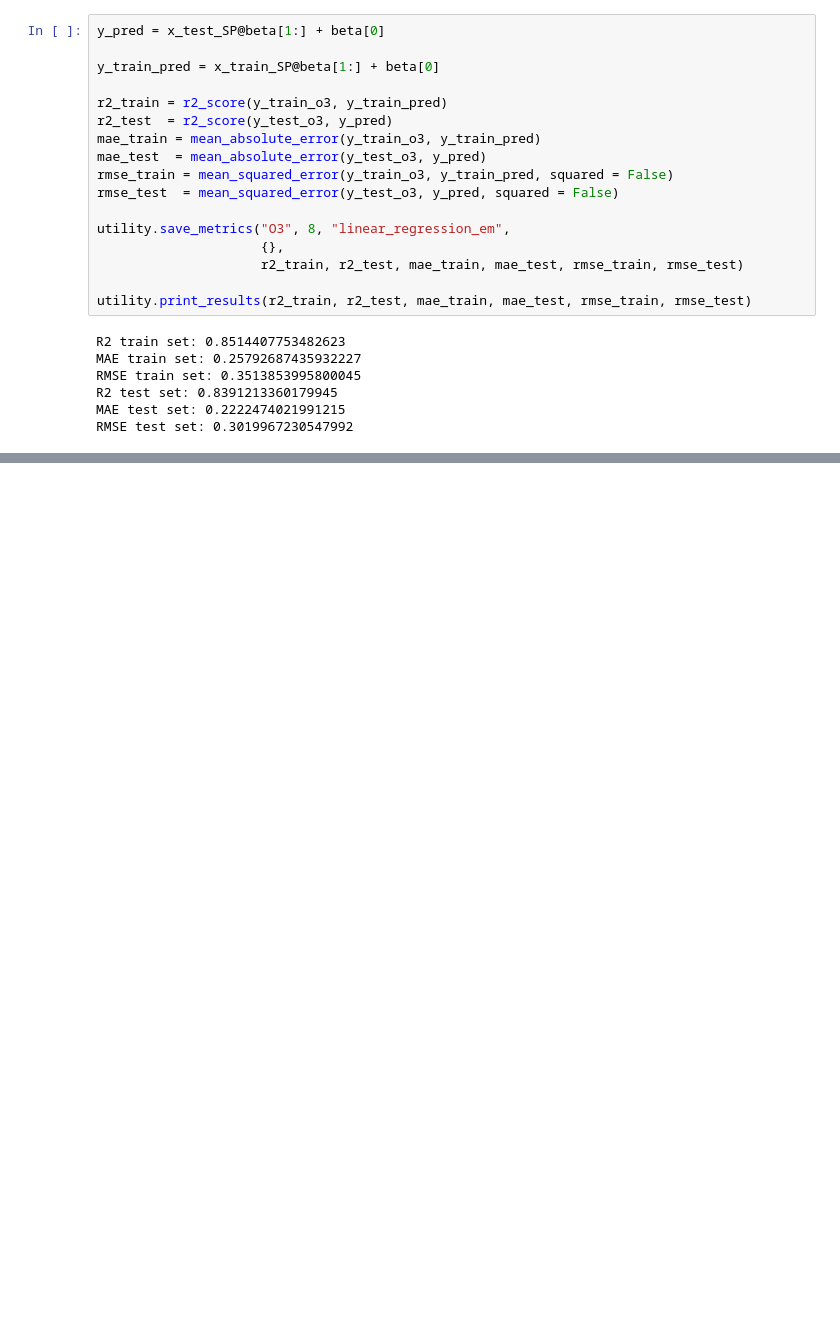
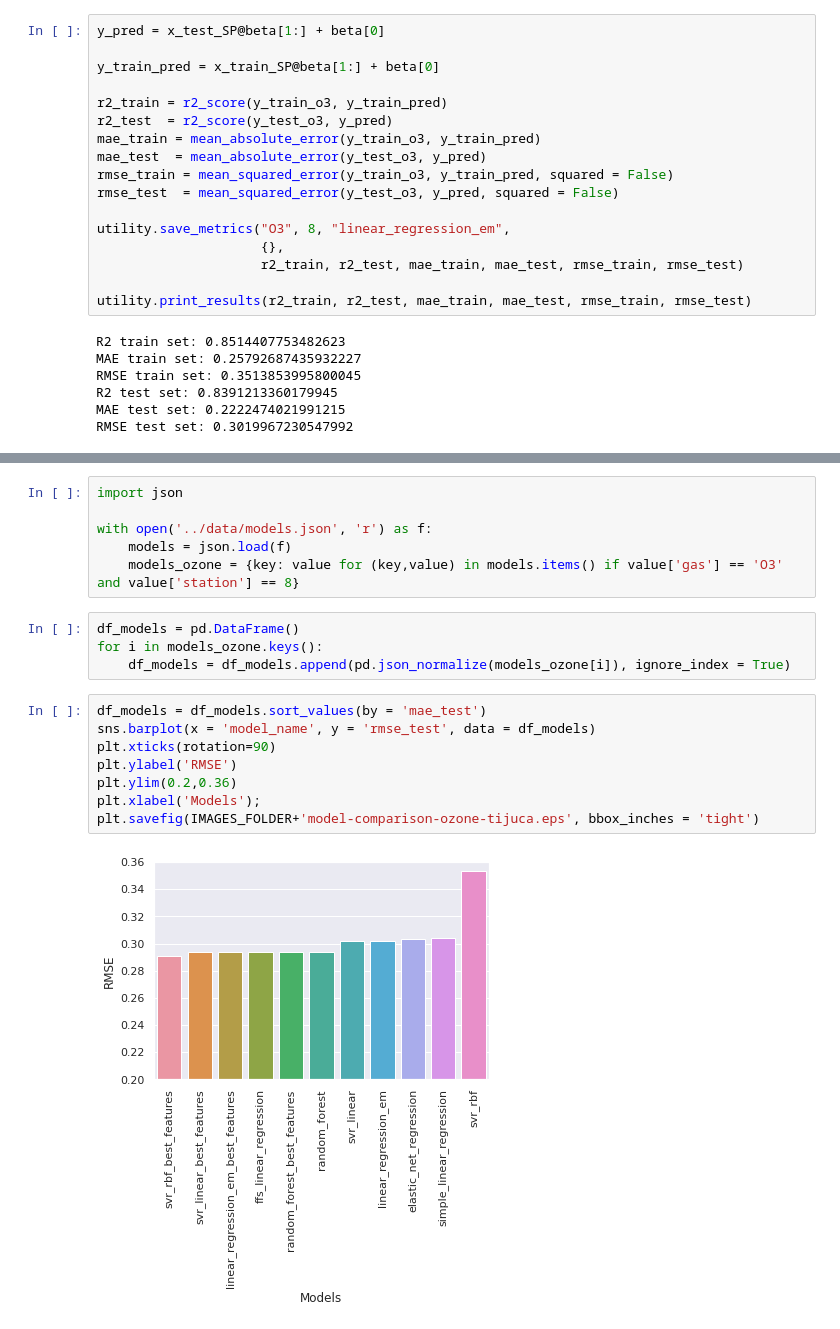
Before and after one commit to lucasmoschen/machine-learning-project, a Jupyter notebook: notebooks/model_ozone.ipynb, the cells around one changed output, grey strips where cells are left out. Cells and saved outputs as stored; diff of their text form; blank space fills up the shorter version.

Commit message:
tijuca-ozone-end

```diff
--- a/notebooks/model_ozone.ipynb
+++ b/notebooks/model_ozone.ipynb
@@ -1081,0 +1154,20 @@ RMSE test set: 0.3019967230547992
+# %%
+import json
+
+with open('../data/models.json', 'r') as f:
+    models = json.load(f)
+    models_ozone = {key: value for (key,value) in models.items() if value['gas'] == 'O3' and value['station'] == 8}
+# %%
+df_models = pd.DataFrame()
+for i in models_ozone.keys():
+    df_models = df_models.append(pd.json_normalize(models_ozone[i]), ignore_index = True)
+# %%
+df_models = df_models.sort_values(by = 'mae_test')
+sns.barplot(x = 'model_name', y = 'rmse_test', data = df_models)
+plt.xticks(rotation=90)
+plt.ylabel('RMSE')
+plt.ylim(0.2,0.36)
+plt.xlabel('Models');
+plt.savefig(IMAGES_FOLDER+'model-comparison-ozone-tijuca.eps', bbox_inches = 'tight')
+# %% [output]
+[figure, added]
```
Also changed, not shown: parts of 15 cells of this notebook, 5 other files.
